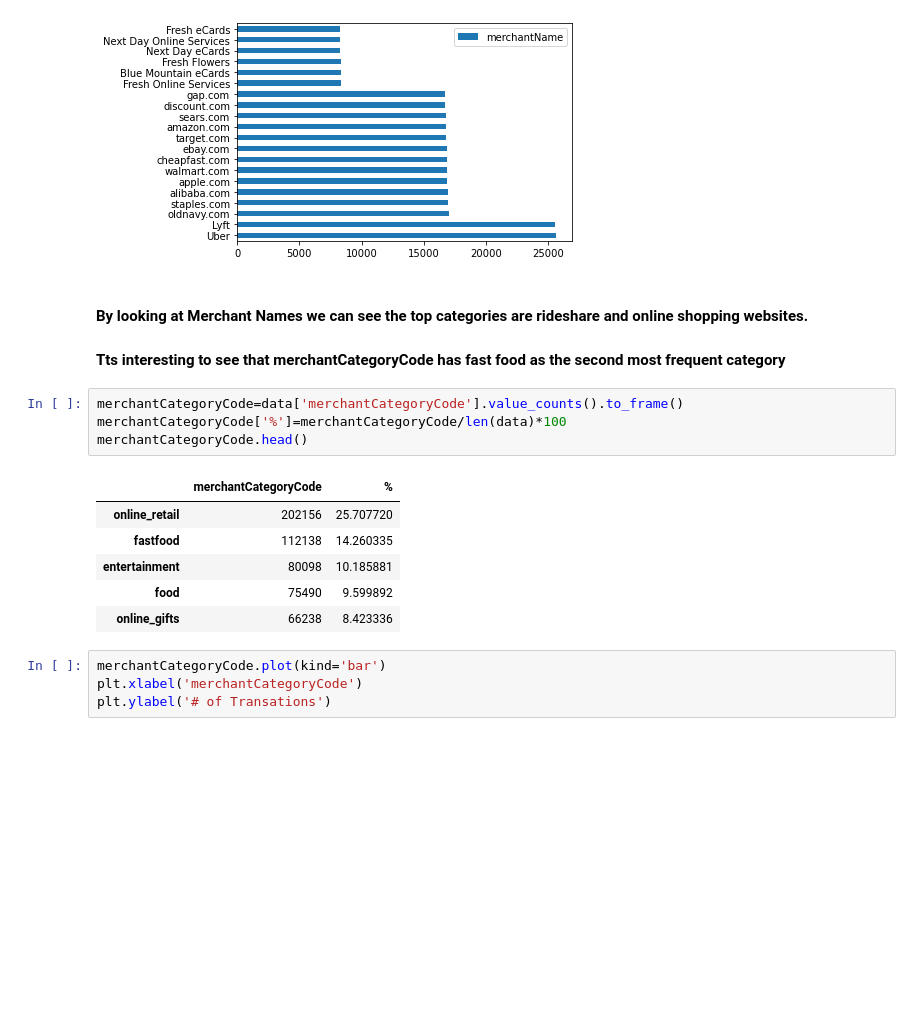
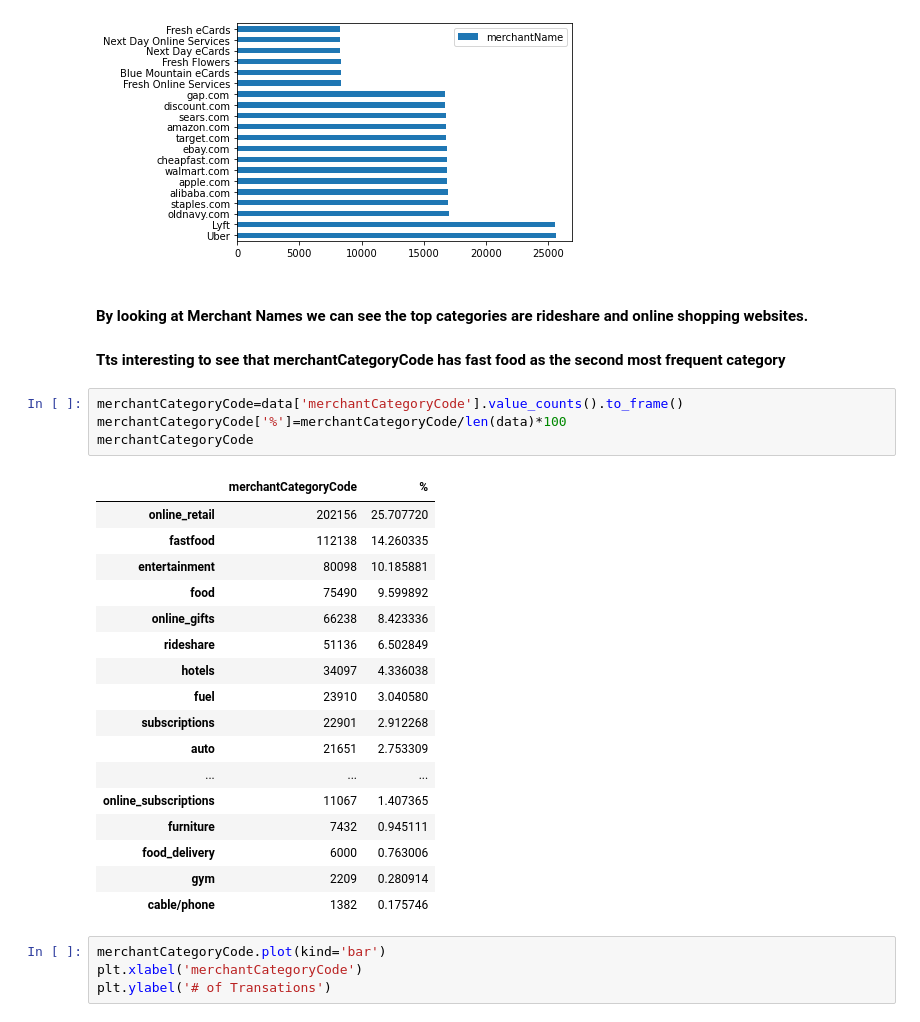
Before and after one commit to pranjaliy/CapitalOne-DS, a Jupyter notebook: Part A (Loading and EDA).ipynb, the cells around one changed output. Cells and saved outputs as stored; diff of their text form; blank space fills up the shorter version.

```diff
--- a/Part A (Loading and EDA).ipynb
+++ b/Part A (Loading and EDA).ipynb
@@ -209,20 +209,31 @@ merchantName.head(20).plot(kind='barh')
 # %% [output]
 <AxesSubplot:>
 [figure]
-# %% [markdown]
-#### By looking at Merchant Names we can see the top categories are rideshare and online shopping websites.
-#### Tts interesting to see that merchantCategoryCode has fast food as the second most frequent category
+# %% [markdown]
+#### By looking at Merchant Names we can see the top categories are rideshare and online shopping websites.
+#### Tts interesting to see that merchantCategoryCode has fast food as the second most frequent category
 # %%
 merchantCategoryCode=data['merchantCategoryCode'].value_counts().to_frame()
 merchantCategoryCode['%']=merchantCategoryCode/len(data)*100
-merchantCategoryCode.head()
+merchantCategoryCode
 # %% [output]
 |  | merchantCategoryCode | % |
 | online_retail | 202156 | 25.707720 |
 | fastfood | 112138 | 14.260335 |
 | entertainment | 80098 | 10.185881 |
 | food | 75490 | 9.599892 |
 | online_gifts | 66238 | 8.423336 |
+| rideshare | 51136 | 6.502849 |
+| hotels | 34097 | 4.336038 |
+| fuel | 23910 | 3.040580 |
+| subscriptions | 22901 | 2.912268 |
+| auto | 21651 | 2.753309 |
+| ... | ... | ... |
+| online_subscriptions | 11067 | 1.407365 |
+| furniture | 7432 | 0.945111 |
+| food_delivery | 6000 | 0.763006 |
+| gym | 2209 | 0.280914 |
+| cable/phone | 1382 | 0.175746 |
 # %%
 merchantCategoryCode.plot(kind='bar')
 plt.xlabel('merchantCategoryCode')
```
Also changed, not shown: parts of 37 cells of this notebook.
